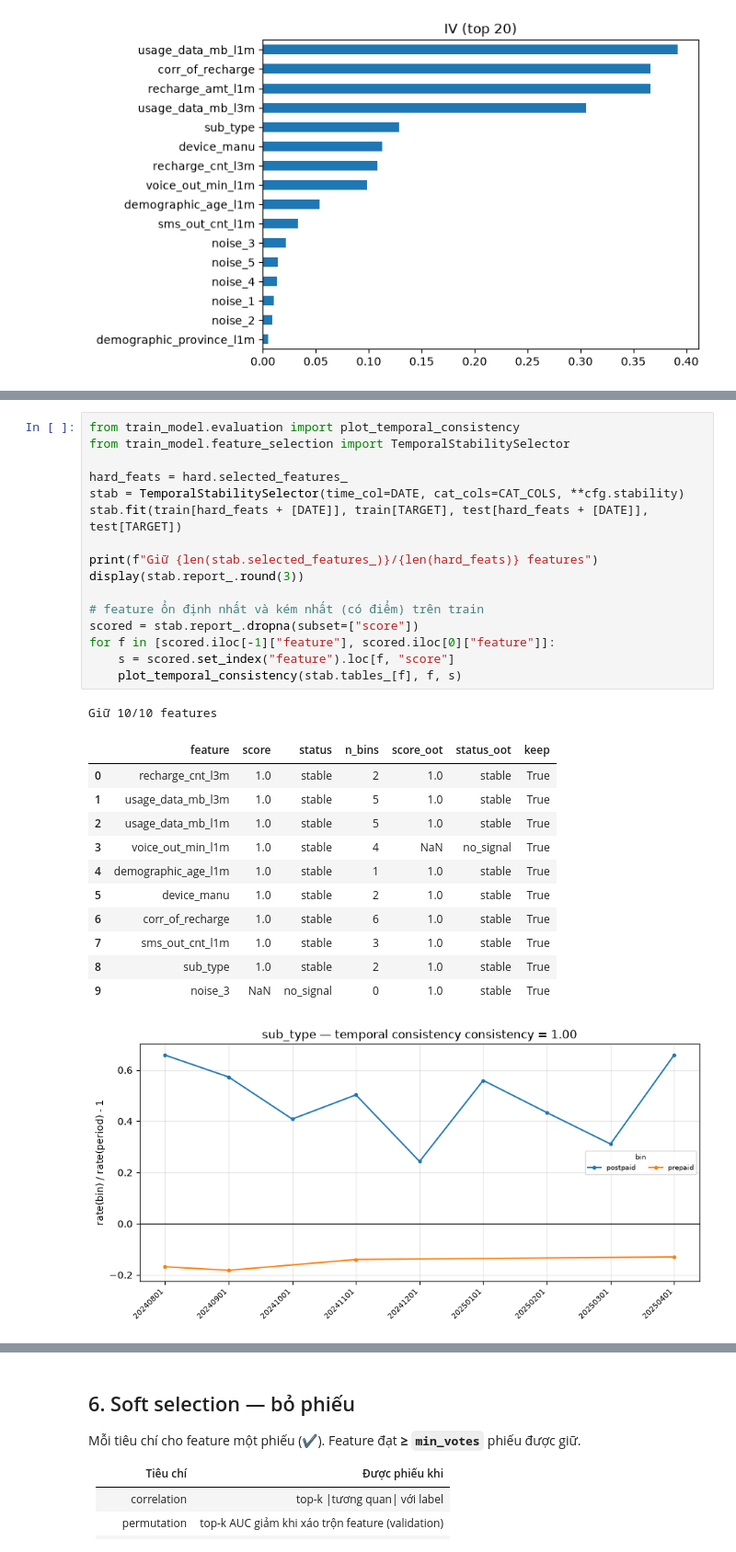
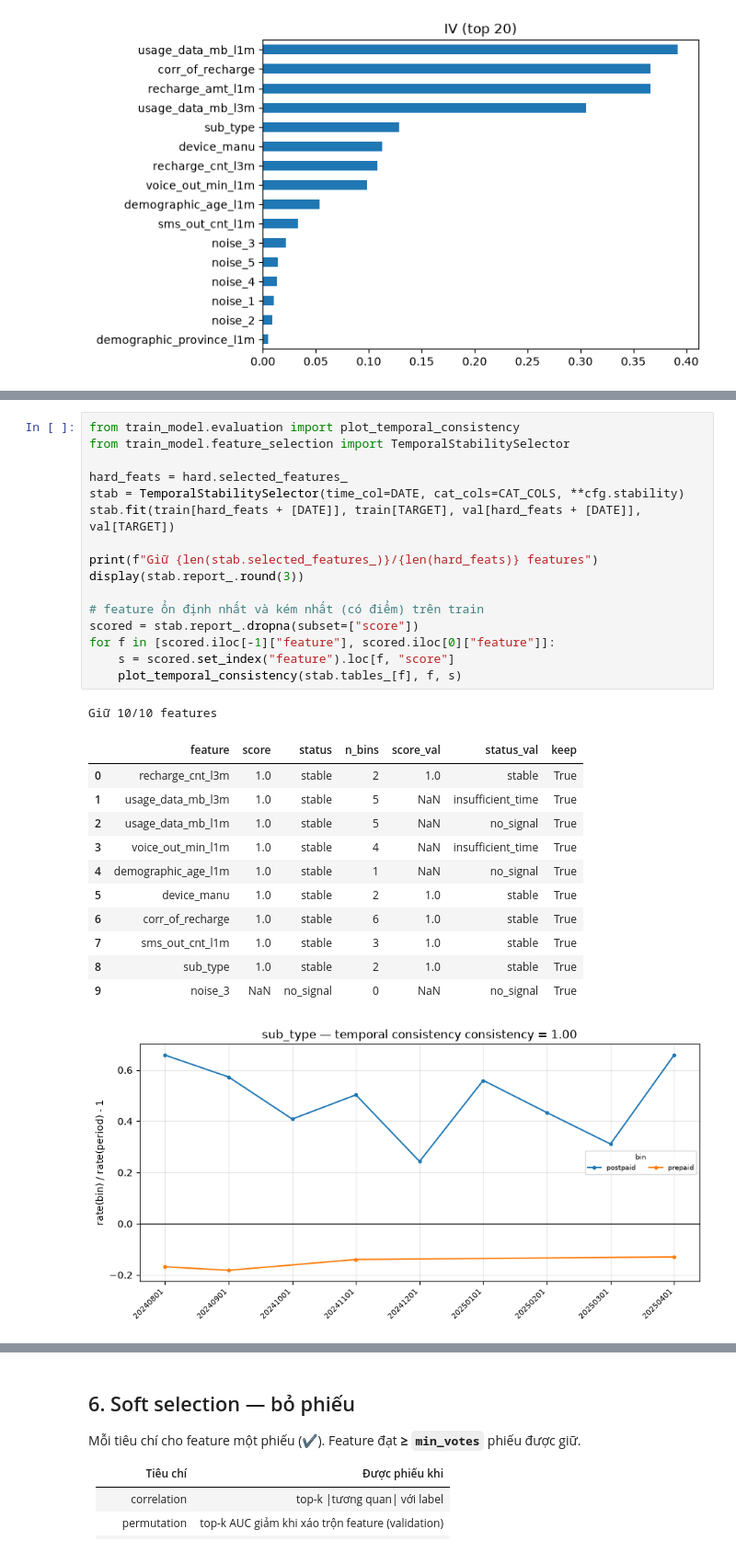
Before and after one commit to huyphan5677/train_model_standard, a Jupyter notebook: notebooks/01_train.ipynb, the cells around one changed output, grey strips where cells are left out. Shown at 92% size. Saved outputs shown, nothing was run; the diff lists cells and outputs as text.

```diff
--- a/notebooks/01_train.ipynb
+++ b/notebooks/01_train.ipynb
@@ -174,32 +175,32 @@ Feature tốt giữ mỗi bin **luôn cùng một phía** so với trung bình t
 # %%
 from train_model.evaluation import plot_temporal_consistency
 from train_model.feature_selection import TemporalStabilitySelector
 
 hard_feats = hard.selected_features_
 stab = TemporalStabilitySelector(time_col=DATE, cat_cols=CAT_COLS, **cfg.stability)
-stab.fit(train[hard_feats + [DATE]], train[TARGET], test[hard_feats + [DATE]], test[TARGET])
+stab.fit(train[hard_feats + [DATE]], train[TARGET], val[hard_feats + [DATE]], val[TARGET])
 
 print(f"Giữ {len(stab.selected_features_)}/{len(hard_feats)} features")
 display(stab.report_.round(3))
 
 # feature ổn định nhất và kém nhất (có điểm) trên train
 scored = stab.report_.dropna(subset=["score"])
 for f in [scored.iloc[-1]["feature"], scored.iloc[0]["feature"]]:
     s = scored.set_index("feature").loc[f, "score"]
     plot_temporal_consistency(stab.tables_[f], f, s)
 # %% [output]
 Giữ 10/10 features
-|  | feature | score | status | n_bins | score_oot | status_oot | keep |
+|  | feature | score | status | n_bins | score_val | status_val | keep |
 | 0 | recharge_cnt_l3m | 1.0 | stable | 2 | 1.0 | stable | True |
-| 1 | usage_data_mb_l3m | 1.0 | stable | 5 | 1.0 | stable | True |
-| 2 | usage_data_mb_l1m | 1.0 | stable | 5 | 1.0 | stable | True |
-| 3 | voice_out_min_l1m | 1.0 | stable | 4 | NaN | no_signal | True |
-| 4 | demographic_age_l1m | 1.0 | stable | 1 | 1.0 | stable | True |
+| 1 | usage_data_mb_l3m | 1.0 | stable | 5 | NaN | insufficient_time | True |
+| 2 | usage_data_mb_l1m | 1.0 | stable | 5 | NaN | no_signal | True |
+| 3 | voice_out_min_l1m | 1.0 | stable | 4 | NaN | insufficient_time | True |
+| 4 | demographic_age_l1m | 1.0 | stable | 1 | NaN | no_signal | True |
 | 5 | device_manu | 1.0 | stable | 2 | 1.0 | stable | True |
 | 6 | corr_of_recharge | 1.0 | stable | 6 | 1.0 | stable | True |
 | 7 | sms_out_cnt_l1m | 1.0 | stable | 3 | 1.0 | stable | True |
 | 8 | sub_type | 1.0 | stable | 2 | 1.0 | stable | True |
-| 9 | noise_3 | NaN | no_signal | 0 | 1.0 | stable | True |
+| 9 | noise_3 | NaN | no_signal | 0 | NaN | no_signal | True |
 [figure]
 [figure]
 # %% [markdown]
```
Also changed, not shown: parts of 5 cells of this notebook, 7 other files.
